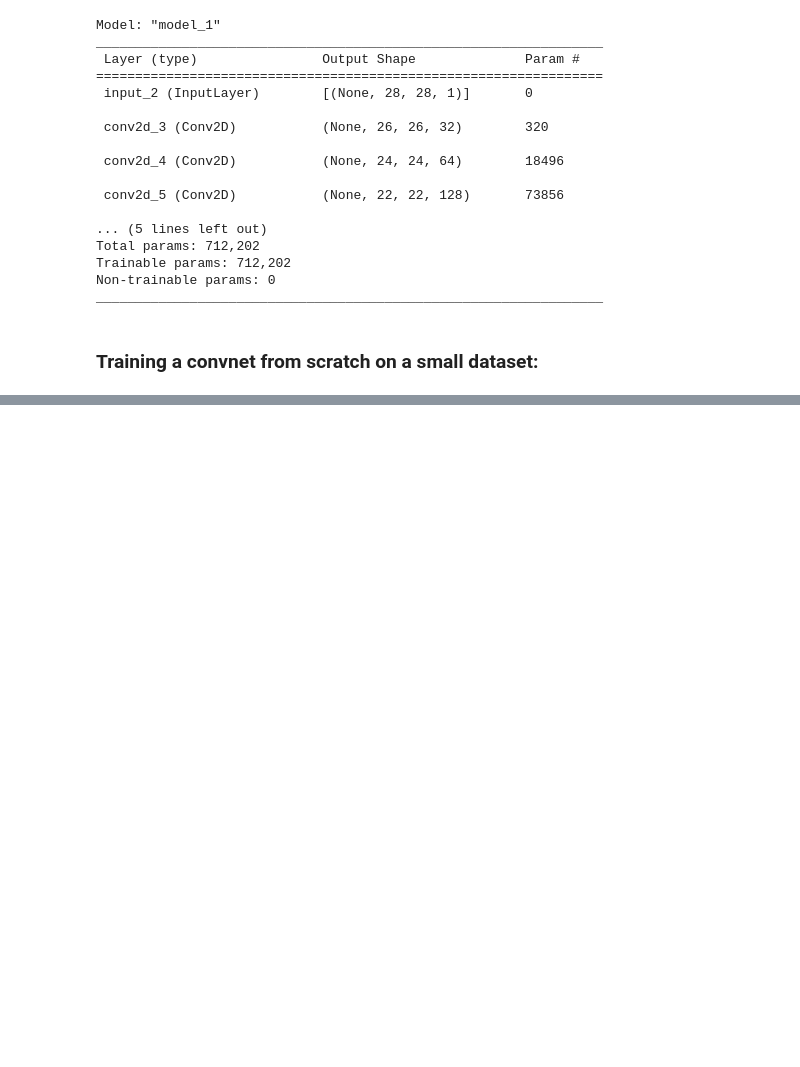
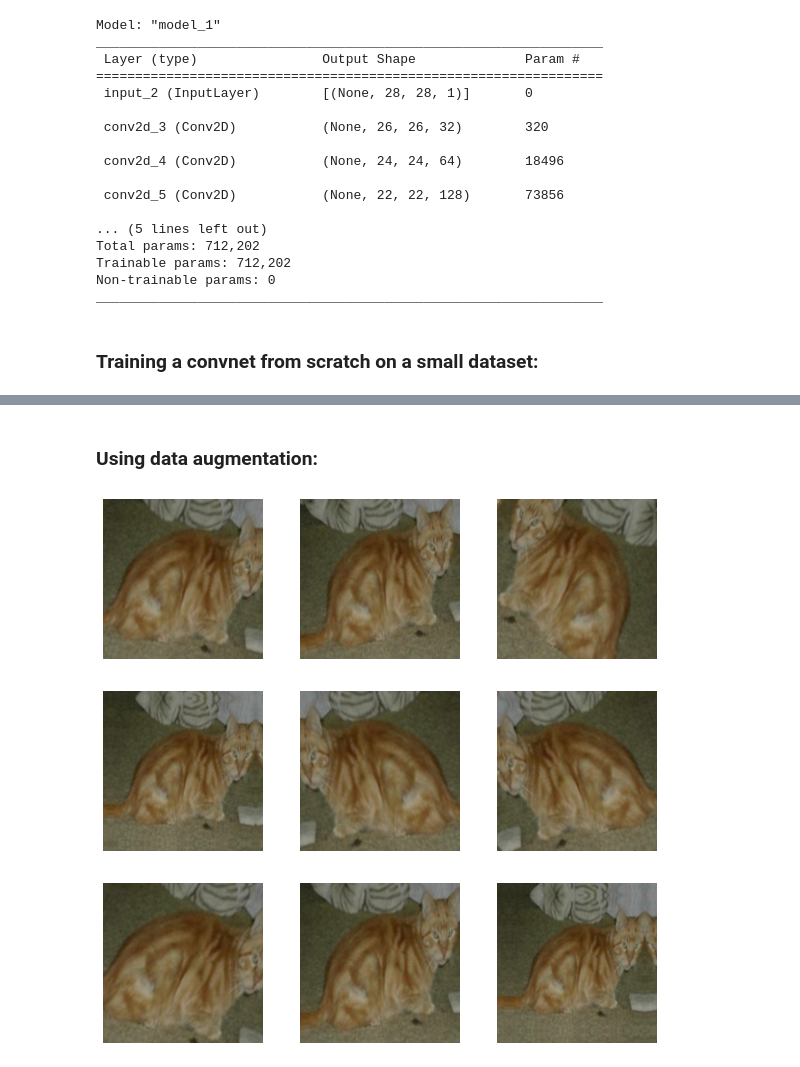
Before and after one commit to Bohdan-at-Kulinich/Machine-Learning, a Jupyter notebook: Convnets.ipynb, the cells around one changed output, grey strips where cells are left out. Cells and saved outputs as stored; diff of their text form; code cells hidden in the pictures; blank space fills up the shorter version.

```diff
--- a/Convnets.ipynb
+++ b/Convnets.ipynb
@@ -209,0 +295,6 @@ FileExistsError: ignored
+# %%
+# the Dataset yields single samples:
+for i, element in enumerate(dataset):
+  print(element.shape)
+  if i >=2:
+    break
@@ -209,0 +318,9 @@ FileExistsError: ignored
+# %%
+# use map() method to reshape the elements from (16, ) too shape (4, 4):
+
+reshaped_dataset = dataset.map(lambda x: tf.reshape(x, (4,4)))
+
+for i, element in enumerate(reshaped_dataset):
+  print(element.shape)
+  if i >= 2:
+    break
@@ -209,0 +403,6 @@ FileExistsError: ignored
+# %%
+# Evaluating the model on the test set:
+
+test_model = keras.models.load_model('convnet_from_scratch.keras')
+test_loss, test_acc = test_model.evaluate(test_dataset)
+print(f"Test accuracy: {test_acc:.3f}")
@@ -209,0 +412,28 @@ FileExistsError: ignored
+# %% [markdown]
+### Using data augmentation:
+# %%
+# Generating more training data from existing training samples by
+# aumenting the samples via a number of rendom transformations:
+
+# Define a data augmentation stage to add an image model:
+
+data_augmentation = keras.Sequential(
+    [
+        layers.RandomFlip('horizontal'),
+        layers.RandomRotation(0.1),
+        layers.RandomZoom(0.2),
+    ]
+)
+# %%
+# Displaying some randomly augmented training images:
+
+plt.figure(figsize=(10, 10))
+
+for images, _ in train_dataset.take(1):
+  for i in range(9):
+    augmented_images = data_augmentation(images)
+    ax = plt.subplot(3, 3, i+1)
+    plt.imshow(augmented_images[0].numpy().astype('uint8'))
+    plt.axis('off')
+# %% [output]
+[figure, added]
```
Also changed, not shown: parts of 21 cells of this notebook.
